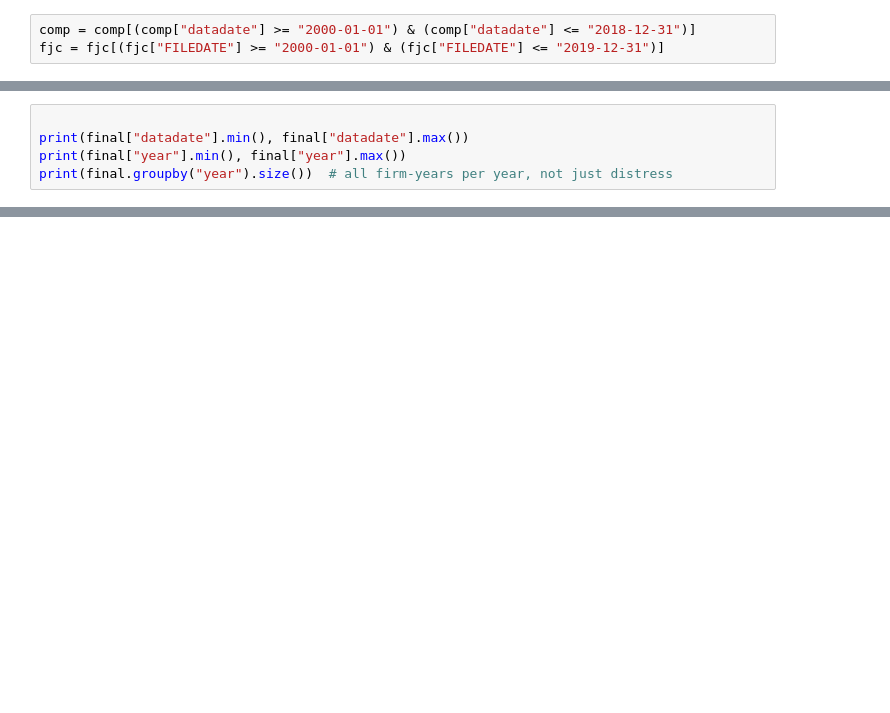
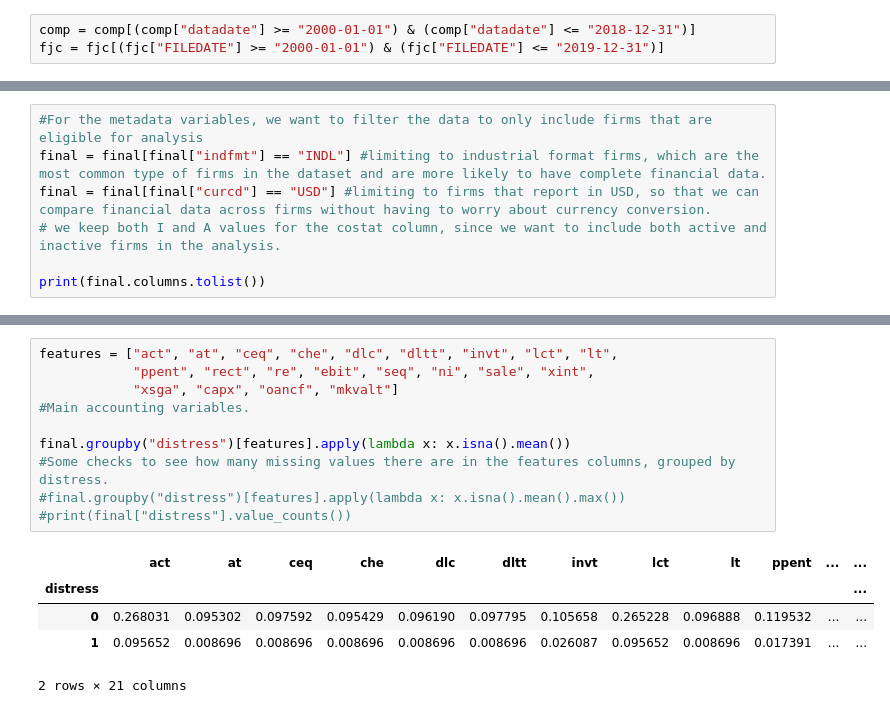
Before and after one commit to ThanaNassr/corporate-bankruptcy-prediction, a Jupyter notebook: analysis.ipynb, the cells around one changed output, grey strips where cells are left out. Drawn from its saved outputs; the diff is of its cells as text; blank space fills up the shorter version.

```diff
--- a/analysis.ipynb
+++ b/analysis.ipynb
@@ -75,6 +128,8 @@ Name: distress, dtype: int64
 # %%
+#For the metadata variables, we want to filter the data to only include firms that are eligible for analysis
+final = final[final["indfmt"] == "INDL"] #limiting to industrial format firms, which are the most common type of firms in the dataset and are more likely to have complete financial data.
+final = final[final["curcd"] == "USD"] #limiting to firms that report in USD, so that we can compare financial data across firms without having to worry about currency conversion.
+# we keep both I and A values for the costat column, since we want to include both active and inactive firms in the analysis.
 
-print(final["datadate"].min(), final["datadate"].max())
-print(final["year"].min(), final["year"].max())
-print(final.groupby("year").size())  # all firm-years per year, not just distress
+print(final.columns.tolist())
 # %% [output]
@@ -97,0 +178,16 @@ dtype: int64
+# %%
+features = ["act", "at", "ceq", "che", "dlc", "dltt", "invt", "lct", "lt",
+            "ppent", "rect", "re", "ebit", "seq", "ni", "sale", "xint",
+            "xsga", "capx", "oancf", "mkvalt"]
+#Main accounting variables.
+
+final.groupby("distress")[features].apply(lambda x: x.isna().mean())
+#Some checks to see how many missing values there are in the features columns, grouped by distress.
+#final.groupby("distress")[features].apply(lambda x: x.isna().mean().max())
+#print(final["distress"].value_counts())
+# %% [output]
+|  | act | at | ceq | che | dlc | dltt | invt | lct | lt | ppent | ... | ... |
+| distress |  |  |  |  |  |  |  |  |  |  |  | ... |
+| 0 | 0.268031 | 0.095302 | 0.097592 | 0.095429 | 0.096190 | 0.097795 | 0.105658 | 0.265228 | 0.096888 | 0.119532 | ... | ... |
+| 1 | 0.095652 | 0.008696 | 0.008696 | 0.008696 | 0.008696 | 0.008696 | 0.026087 | 0.095652 | 0.008696 | 0.017391 | ... | ... |
+2 rows × 21 columns
```
Also changed, not shown: parts of 13 cells of this notebook.
